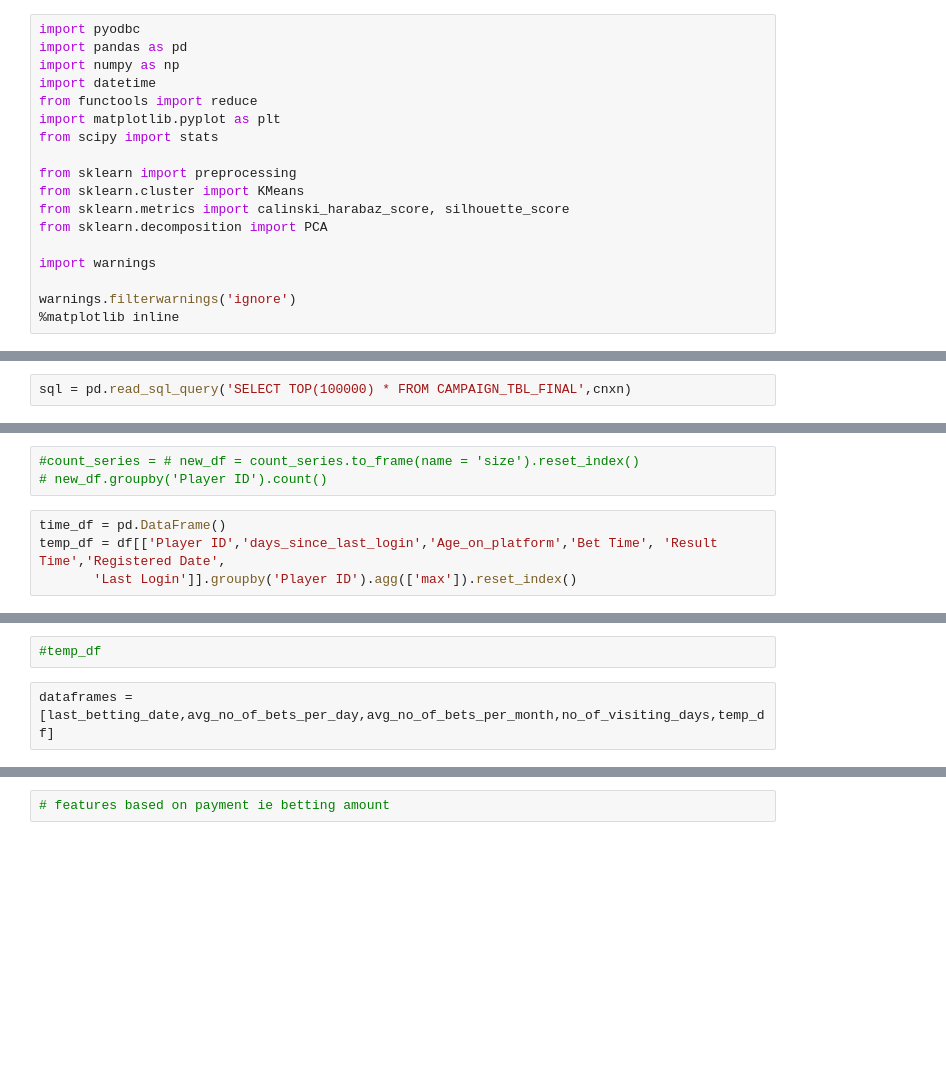
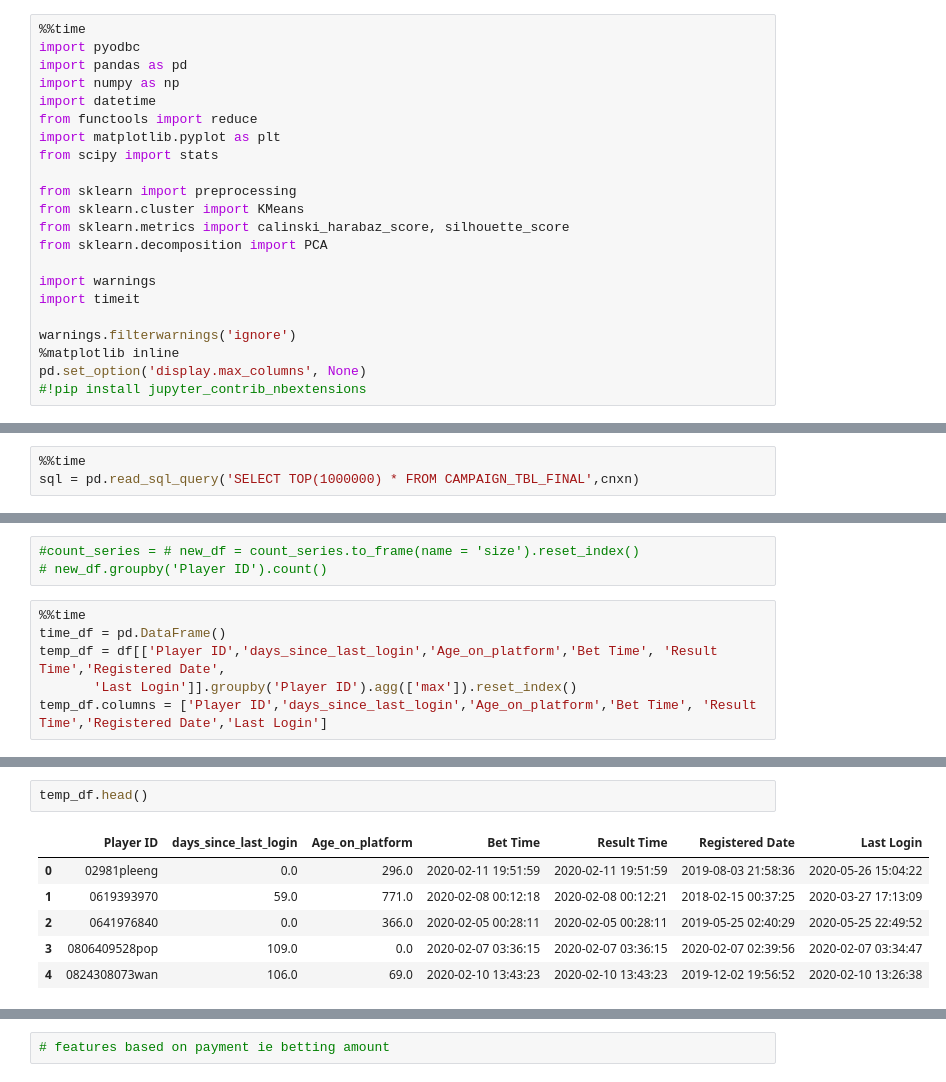
Before and after one commit to DataSenseiAryan/CampaignDb, a Jupyter notebook: Untitled.ipynb, the cells around one changed output, grey strips where cells are left out. Drawn from its saved outputs; the diff is of its cells as text; blank space fills up the shorter version.

```diff
--- a/Untitled.ipynb
+++ b/Untitled.ipynb
@@ -1,4 +1,5 @@
 # %%
+%%time
 import pyodbc
 import pandas as pd
 import numpy as np
@@ -13,6 +14,9 @@ from sklearn.metrics import calinski_harabaz_score, silhouette_score
 from sklearn.decomposition import PCA
 
 import warnings
+import timeit
 
 warnings.filterwarnings('ignore')
 %matplotlib inline
+pd.set_option('display.max_columns', None)
+#!pip install jupyter_contrib_nbextensions
@@ -32,2 +36,3 @@ cursor = cnxn.cursor()
 # %%
-sql = pd.read_sql_query('SELECT TOP(100000) * FROM CAMPAIGN_TBL_FINAL',cnxn)
+%%time
+sql = pd.read_sql_query('SELECT TOP(1000000) * FROM CAMPAIGN_TBL_FINAL',cnxn)
@@ -188,6 +144,8 @@ no_of_visiting_days.head()
 #count_series = # new_df = count_series.to_frame(name = 'size').reset_index()
 # new_df.groupby('Player ID').count()
 # %%
+%%time
 time_df = pd.DataFrame()
 temp_df = df[['Player ID','days_since_last_login','Age_on_platform','Bet Time', 'Result Time','Registered Date',
        'Last Login']].groupby('Player ID').agg(['max']).reset_index()
+temp_df.columns = ['Player ID','days_since_last_login','Age_on_platform','Bet Time', 'Result Time','Registered Date','Last Login']
@@ -194,5 +154,10 @@ temp_df = df[['Player ID','days_since_last_login','Age_on_platform','Bet Time',
-# %%
-#temp_df
-# %%
-dataframes = [last_betting_date,avg_no_of_bets_per_day,avg_no_of_bets_per_month,no_of_visiting_days,temp_df]
+# %%
+temp_df.head()
+# %% [output]
+|  | Player ID | days_since_last_login | Age_on_platform | Bet Time | Result Time | Registered Date | Last Login |
+| 0 | 02981pleeng | 0.0 | 296.0 | 2020-02-11 19:51:59 | 2020-02-11 19:51:59 | 2019-08-03 21:58:36 | 2020-05-26 15:04:22 |
+| 1 | 0619393970 | 59.0 | 771.0 | 2020-02-08 00:12:18 | 2020-02-08 00:12:21 | 2018-02-15 00:37:25 | 2020-03-27 17:13:09 |
+| 2 | 0641976840 | 0.0 | 366.0 | 2020-02-05 00:28:11 | 2020-02-05 00:28:11 | 2019-05-25 02:40:29 | 2020-05-25 22:49:52 |
+| 3 | 0806409528pop | 109.0 | 0.0 | 2020-02-07 03:36:15 | 2020-02-07 03:36:15 | 2020-02-07 02:39:56 | 2020-02-07 03:34:47 |
+| 4 | 0824308073wan | 106.0 | 69.0 | 2020-02-10 13:43:23 | 2020-02-10 13:43:23 | 2019-12-02 19:56:52 | 2020-02-10 13:26:38 |
 # %%
```
Also changed, not shown: parts of 82 cells of this notebook.
